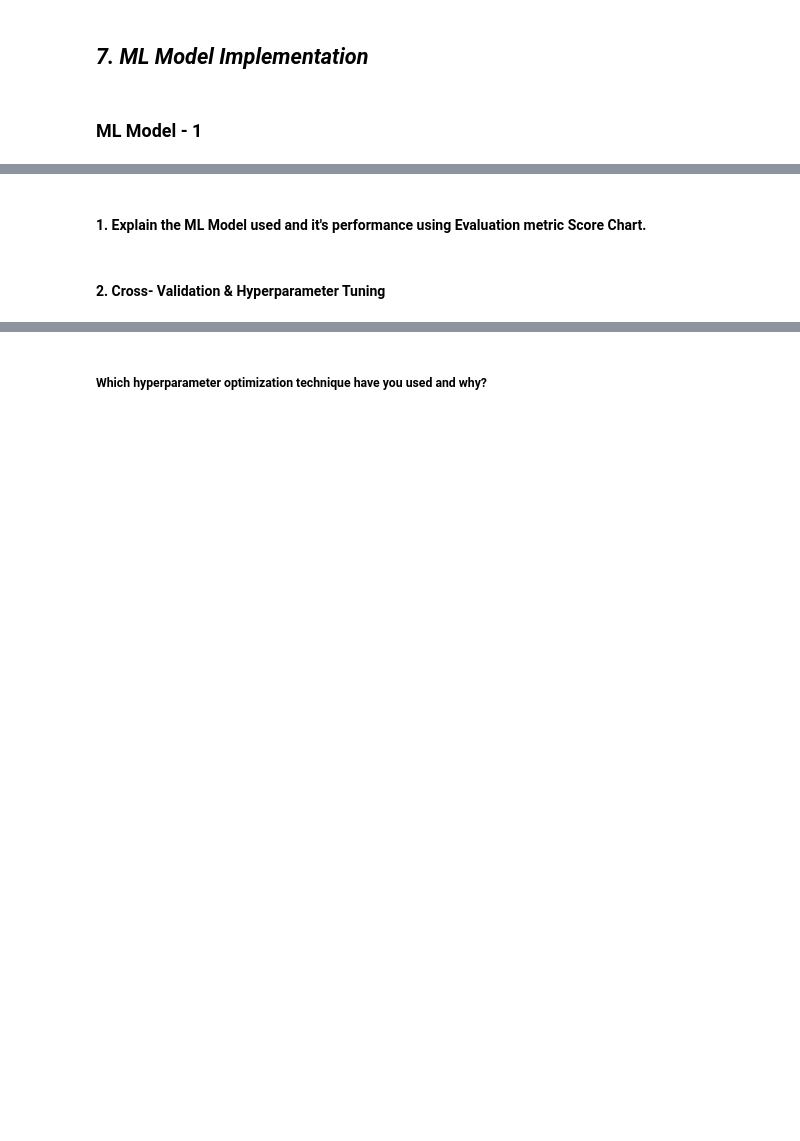
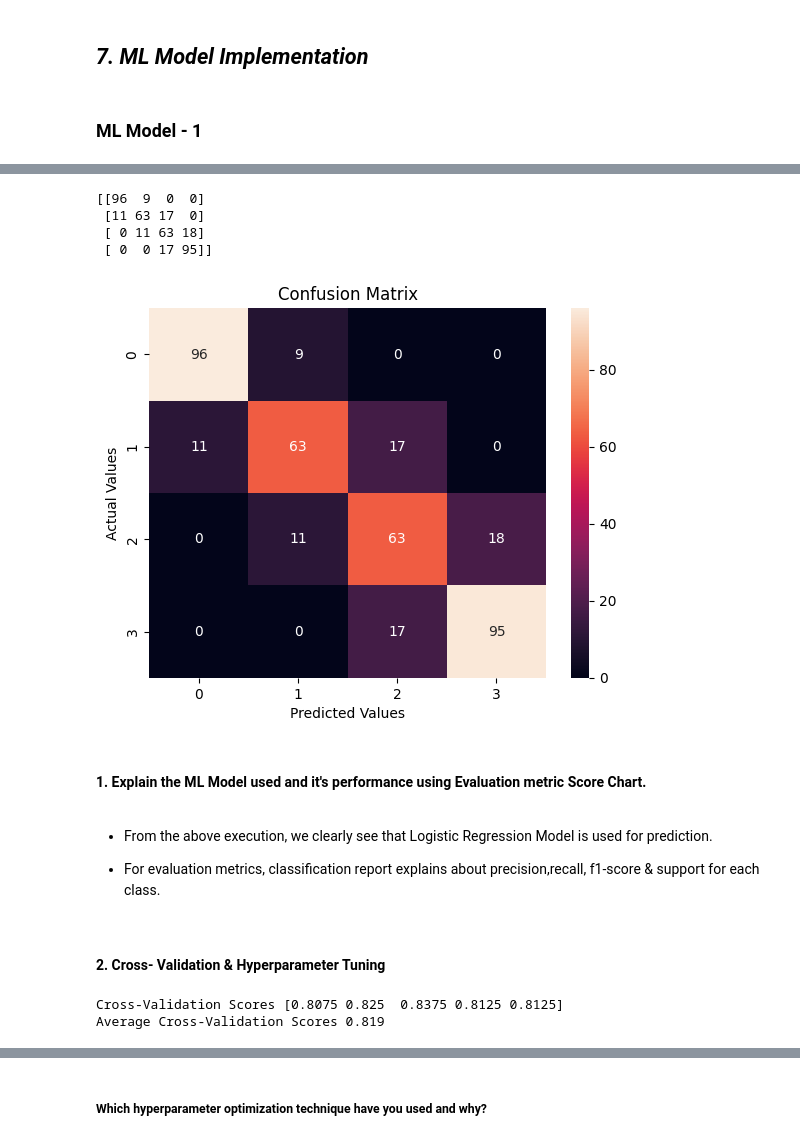
Before and after one commit to Rooban-Jeyasundar/ML_Classification_Project, a Jupyter notebook: ML_Classification_Project.ipynb, the cells around one changed output, grey strips where cells are left out. Drawn from its saved outputs; the diff is of its cells as text; code cells hidden in the pictures; blank space fills up the shorter version.

Commit message:
Description for charts and models

```diff
--- a/ML_Classification_Project.ipynb
+++ b/ML_Classification_Project.ipynb
@@ -975,0 +1043,5 @@ Answer Here.
+# %%
+# Scaling your data
+from sklearn.preprocessing import MinMaxScaler
+scaler = MinMaxScaler()
+scaled_x = scaler.fit_transform(x)
@@ -977,0 +1061,5 @@ Answer Here.
+# %%
+
+#Define X & Y
+x = mobile_df.drop(['price_range'],axis=1)
+y = mobile_df['price_range']
@@ -978,2 +1074,4 @@ Answer Here.
 # %%
 # Split your data to train and test. Choose Splitting ratio wisely.
+from sklearn.model_selection import train_test_split
+x_train, x_test, y_train, y_test = train_test_split(scaled_x, y, test_size=0.2, random_state=42)
@@ -1005,0 +1096,16 @@ Answer Here.
+# %%
+# ML Model - 1 Implementation
+
+# Fit the Logistic Regression Algorithm
+from sklearn.linear_model import LogisticRegression
+lr_model = LogisticRegression()
+lr_model.fit(x_train, y_train)
+
+# Predict on the model
+y_pred_train = lr_model.predict(x_train)
+y_pred_test = lr_model.predict(x_test)
+
+#creating the report on test set
+from sklearn.metrics import classification_report
+print('Classification report on test set')
+print(classification_report(y_pred_test,y_test))
@@ -1006,2 +1141,19 @@ Answer Here.
+# %%
+#Creating the Confusion Matrix and visualizing the matrix
+from sklearn.metrics import confusion_matrix
+confusion_matrix = confusion_matrix(y_test,y_pred_test)
+print(confusion_matrix)
+
+ax = sns.heatmap(confusion_matrix,annot=True)
+ax.set_xlabel('Predicted Values')
+ax.set_ylabel('Actual Values')
+ax.set_title('Confusion Matrix')
+plt.show()
+# %% [output]
+[[96  9  0  0]
+ [11 63 17  0]
+ [ 0 11 63 18]
+ [ 0  0 17 95]]
+[figure, added]
 # %% [markdown]
 #### 1. Explain the ML Model used and it's performance using Evaluation metric Score Chart.
@@ -1010,8 +1160,18 @@ Answer Here.
+# %% [markdown]
+* From the above execution, we clearly see that Logistic Regression Model is used for prediction.
+
+* For evaluation metrics, classification report explains about precision,recall, f1-score & support for each class.
 # %% [markdown]
 #### 2. Cross- Validation & Hyperparameter Tuning
 # %%
 # ML Model - 1 Implementation with hyperparameter optimization techniques (i.e., GridSearch CV, RandomSearch CV, Bayesian Optimization etc.)
+from sklearn.model_selection import cross_val_score
+# Fit the Algorithm
+lr_model = LogisticRegression()
+cv_scores = cross_val_score(lr_model, scaled_x, y, cv=5)
 
-# Fit the Algorithm
-
-# Predict on the model
+print('Cross-Validation Scores',cv_scores)
+print('Average Cross-Validation Scores',np.mean(cv_scores))
+# %% [output]
+Cross-Validation Scores [0.8075 0.825  0.8375 0.8125 0.8125]
+Average Cross-Validation Scores 0.819
```
Also changed, not shown: parts of 99 cells of this notebook.
